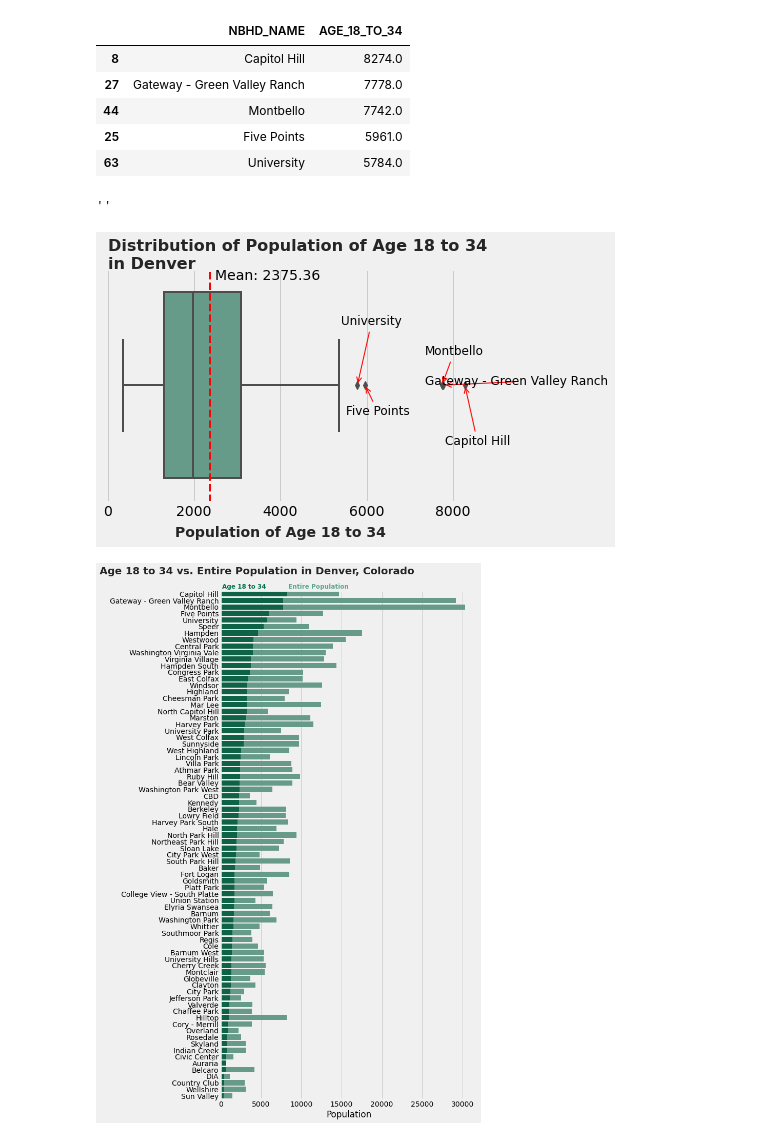
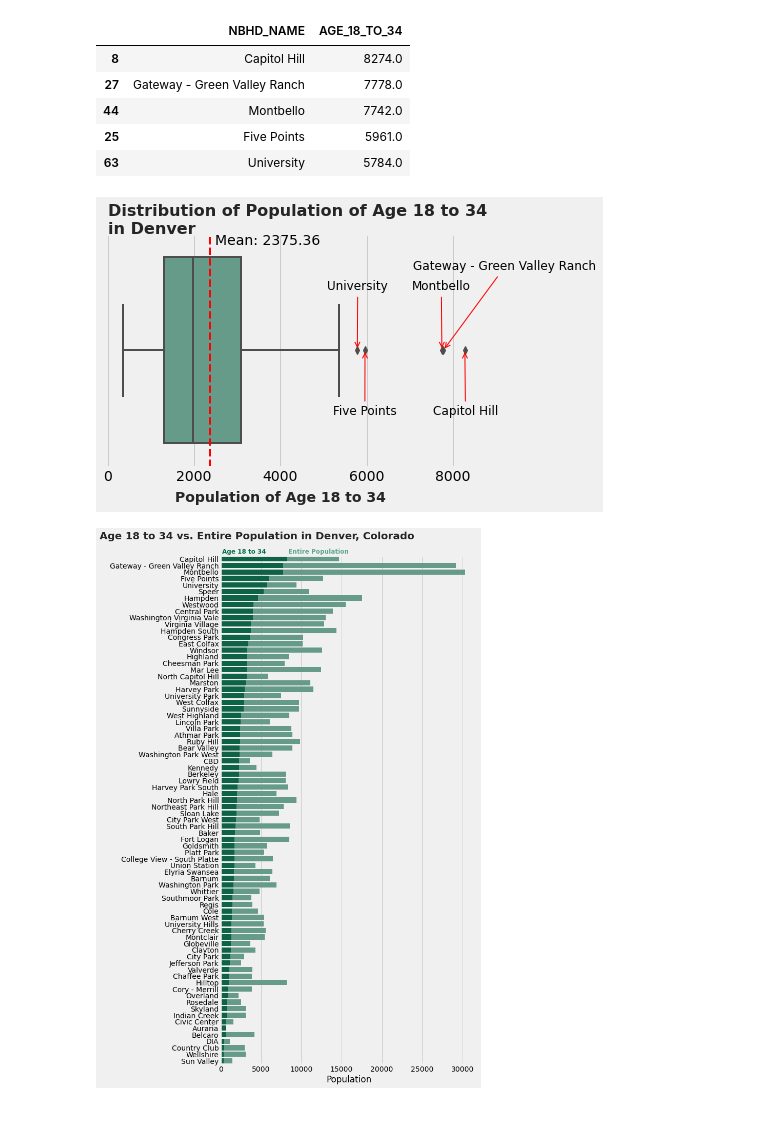
Before and after one commit to MihoRosenberg/Starbucks, a Jupyter notebook: notebook (2).ipynb, the cells around one changed output. Cells and saved outputs as stored; diff of their text form; code cells hidden in the pictures.

Commit message:
[UPDATE] Modified Visualization 3
Modified xytext for Visualization 3

```diff
--- a/notebook (2).ipynb
+++ b/notebook (2).ipynb
@@ -260,38 +260,43 @@ Population greater than 5765.375 is outliers
 # %%
 # Visualization 3
 # Boxplot 'AGE_18_TO_34'
 
 plt.style.use('fivethirtyeight')
 fig, ax = plt.subplots(figsize=(6, 4))
 
 # Draw boxplot
 sns.boxplot(census['AGE_18_TO_34'], ax=ax, color='#5CA48B', linewidth=2)
 # Draw a virtical line representing the average of 'AGE_18_TO_34'
 avg_18_34_population = census['AGE_18_TO_34'].mean()
 ax.axvline(avg_18_34_population, color='red', ls='--', lw=2)
 ax.annotate(f"Mean: {avg_18_34_population:.2f}", xy=(avg_18_34_population+100, -0.45))
 
 #Add axis label and title
 ax.set_xlabel("")
 ax.text(0, -0.5, "Distribution of Population of Age 18 to 34\nin Denver",
         fontsize=16, weight='bold', color='#252525')
 ax.text(4000, 0.65, "Population of Age 18 to 34",
         color='#252525', fontsize=14, weight='bold', ha='center')
 
 # Add outliers city/area names
 for i in range(len(outlier_city)):
         if outlier_city.iloc[i, 0] == "University":
-                h, v =
+                h, v = -30, 60
+        elif outlier_city.iloc[i, 0] == 'Capitol Hill':
+                h, v = -32, -65
+        elif outlier_city.iloc[i, 0] == 'Gateway - Green Valley Ranch':
+                h, v = -30, 80
+        elif outlier_city.iloc[i, 0] == 'Montbello':
+                h, v = -30, 60
+        else:
+                h, v = -32, -65
         ax.annotate(outlier_city.iloc[i, 0], xy=(outlier_city.iloc[i, 1], 0),
-                    xytext=(i-20, -60+30*i),
+                    xytext=(h, v),
                     arrowprops={"arrowstyle":"->", "color":"#FF0000", "linewidth":1},
                     textcoords="offset points",
-                    fontsize=12)
-        #xytext(outlier_city.iloc[i, 1], -0.2+0.05*i)
-;
+                    fontsize=12);
 # %% [output]
-''
-[figure, old version]
+[figure, new version]
 # %%
 # Visualization 4
 # Barplot to show the population of age 18 to 34 vs. the entire population
```
Also changed, not shown: parts of 6 cells of this notebook.
